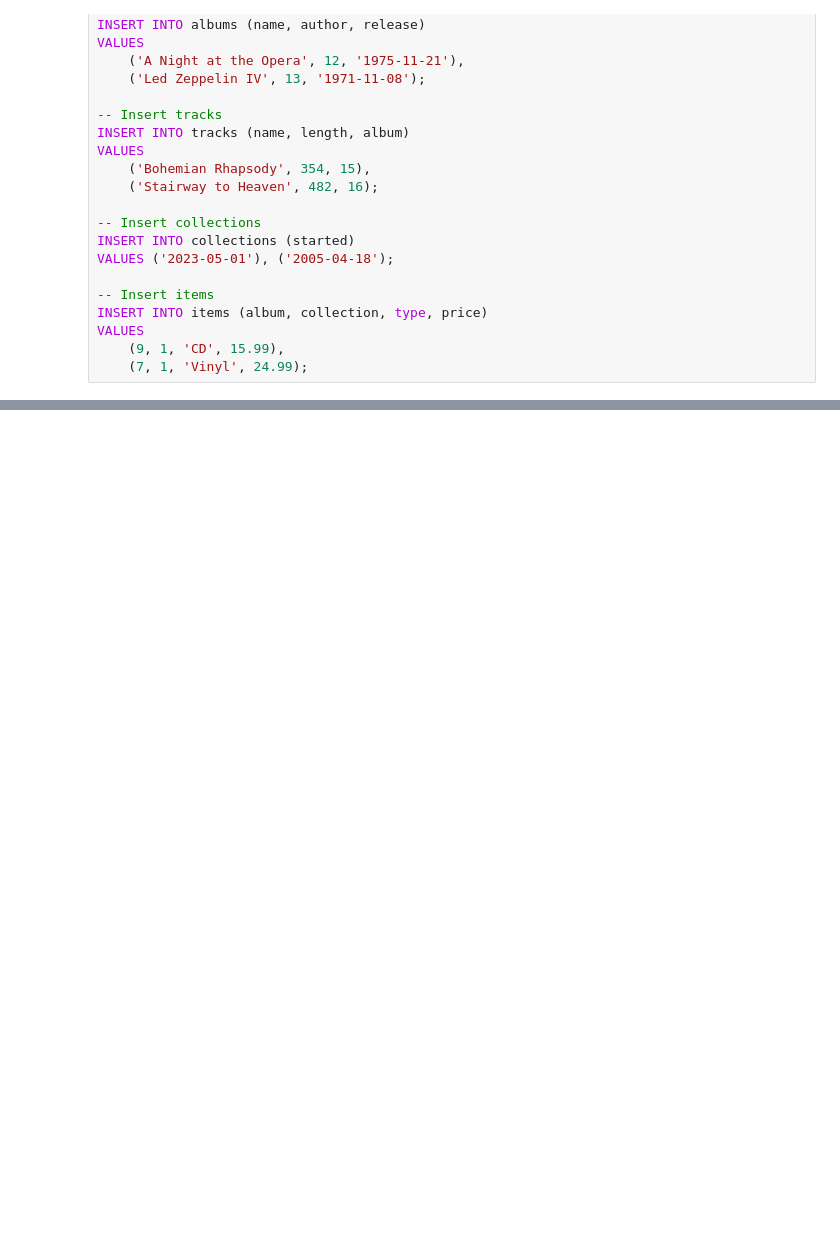
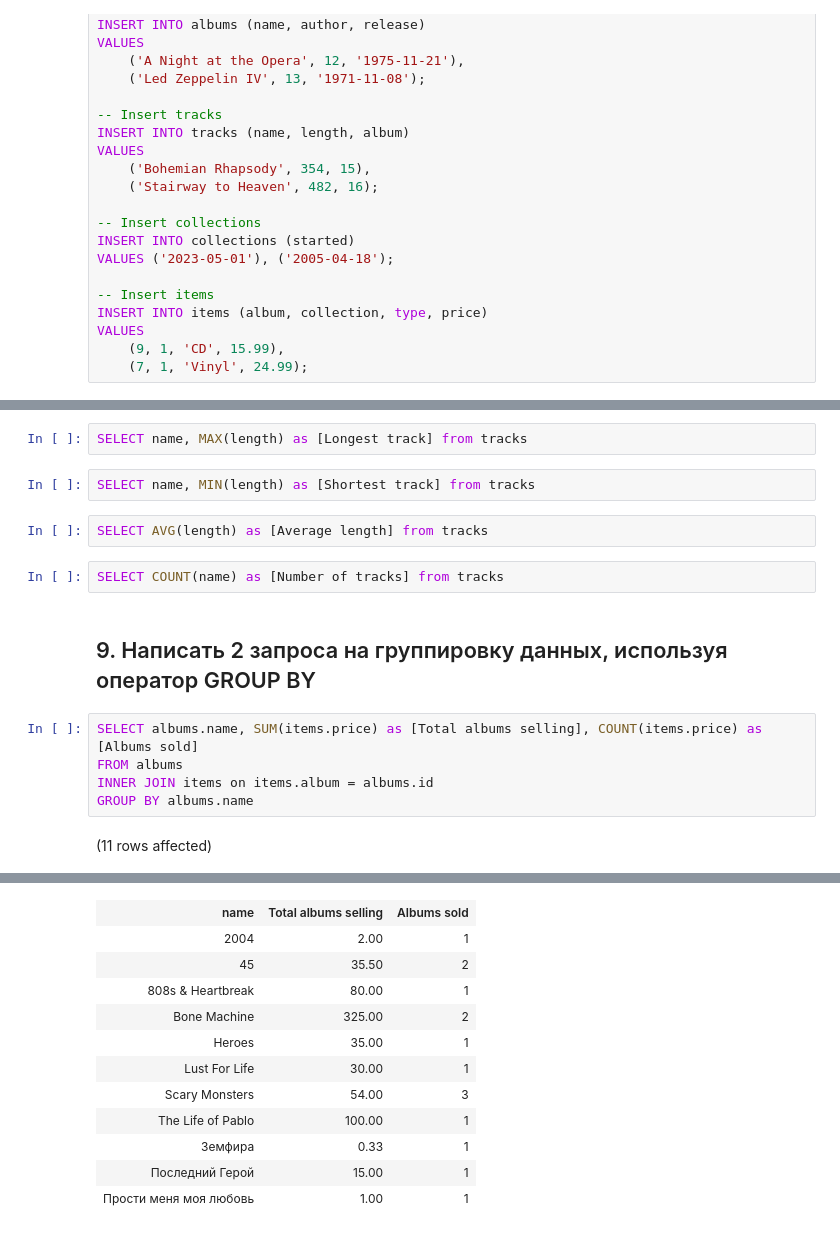
Before and after one commit to petrik33/BSU-Data-Engineering, a Jupyter notebook: 12. Roundup/notebook.ipynb, the cells around one changed output, grey strips where cells are left out. Cells and saved outputs as stored; diff of their text form; blank space fills up the shorter version.

```diff
--- a/12. Roundup/notebook.ipynb
+++ b/12. Roundup/notebook.ipynb
@@ -367,0 +391,17 @@ VALUES
+# %%
+SELECT name, MAX(length) as [Longest track] from tracks
+# %%
+SELECT name, MIN(length) as [Shortest track] from tracks
+# %%
+SELECT AVG(length) as [Average length] from tracks
+# %%
+SELECT COUNT(name) as [Number of tracks] from tracks
+# %% [markdown]
+## 9. Написать 2 запроса на группировку данных, используя оператор GROUP BY
+# %%
+SELECT albums.name, SUM(items.price) as [Total albums selling], COUNT(items.price) as [Albums sold]
+FROM albums
+INNER JOIN items on items.album = albums.id
+GROUP BY albums.name
+# %% [output]
+(11 rows affected)
@@ -367,0 +409,12 @@ VALUES
+| name | Total albums selling | Albums sold |
+| 2004 | 2.00 | 1 |
+| 45 | 35.50 | 2 |
+| 808s & Heartbreak | 80.00 | 1 |
+| Bone Machine | 325.00 | 2 |
+| Heroes | 35.00 | 1 |
+| Lust For Life | 30.00 | 1 |
+| Scary Monsters | 54.00 | 3 |
+| The Life of Pablo | 100.00 | 1 |
+| Земфира | 0.33 | 1 |
+| Последний Герой | 15.00 | 1 |
+| Прости меня моя любовь | 1.00 | 1 |
```
Also changed, not shown: parts of 8 cells of this notebook.
